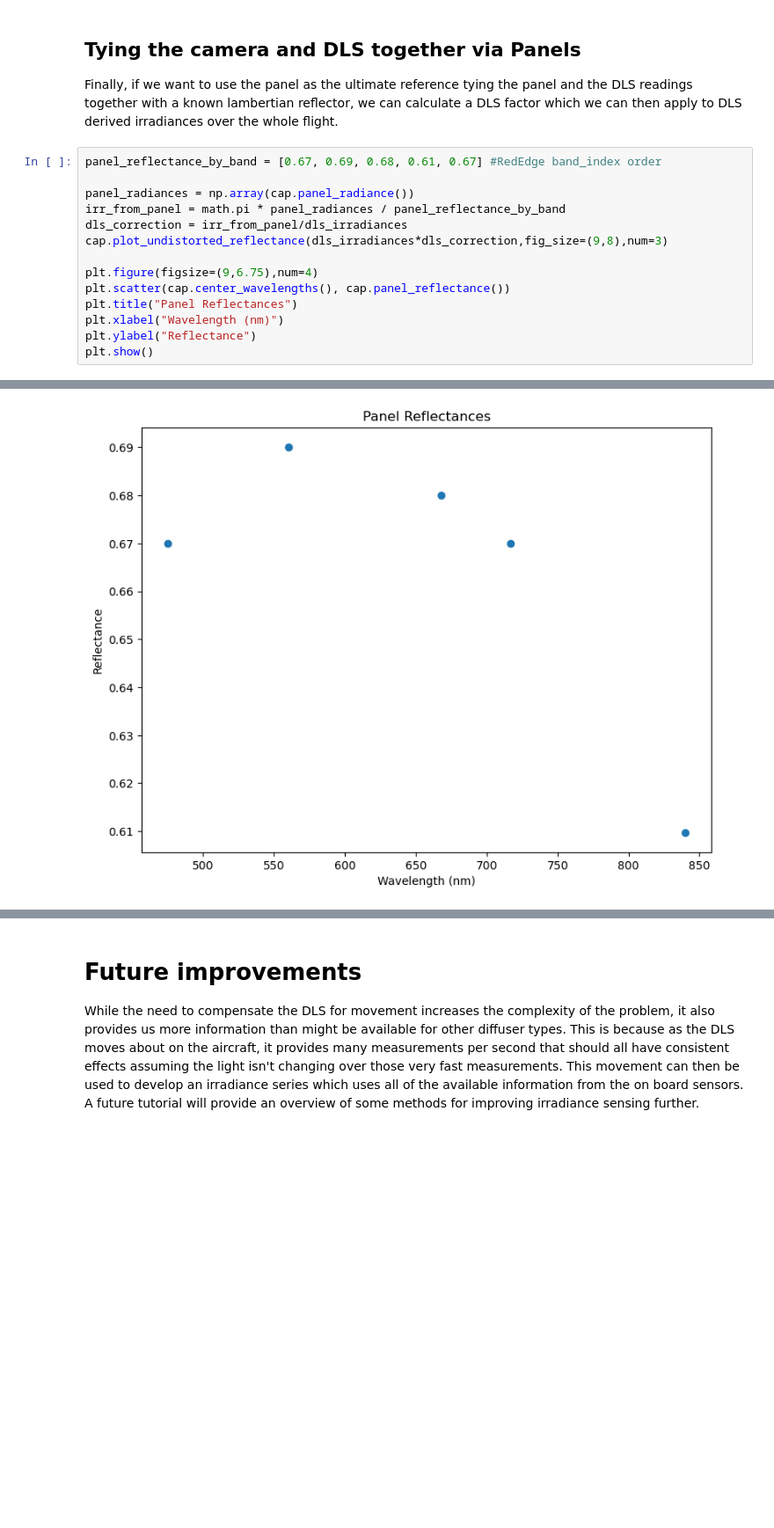
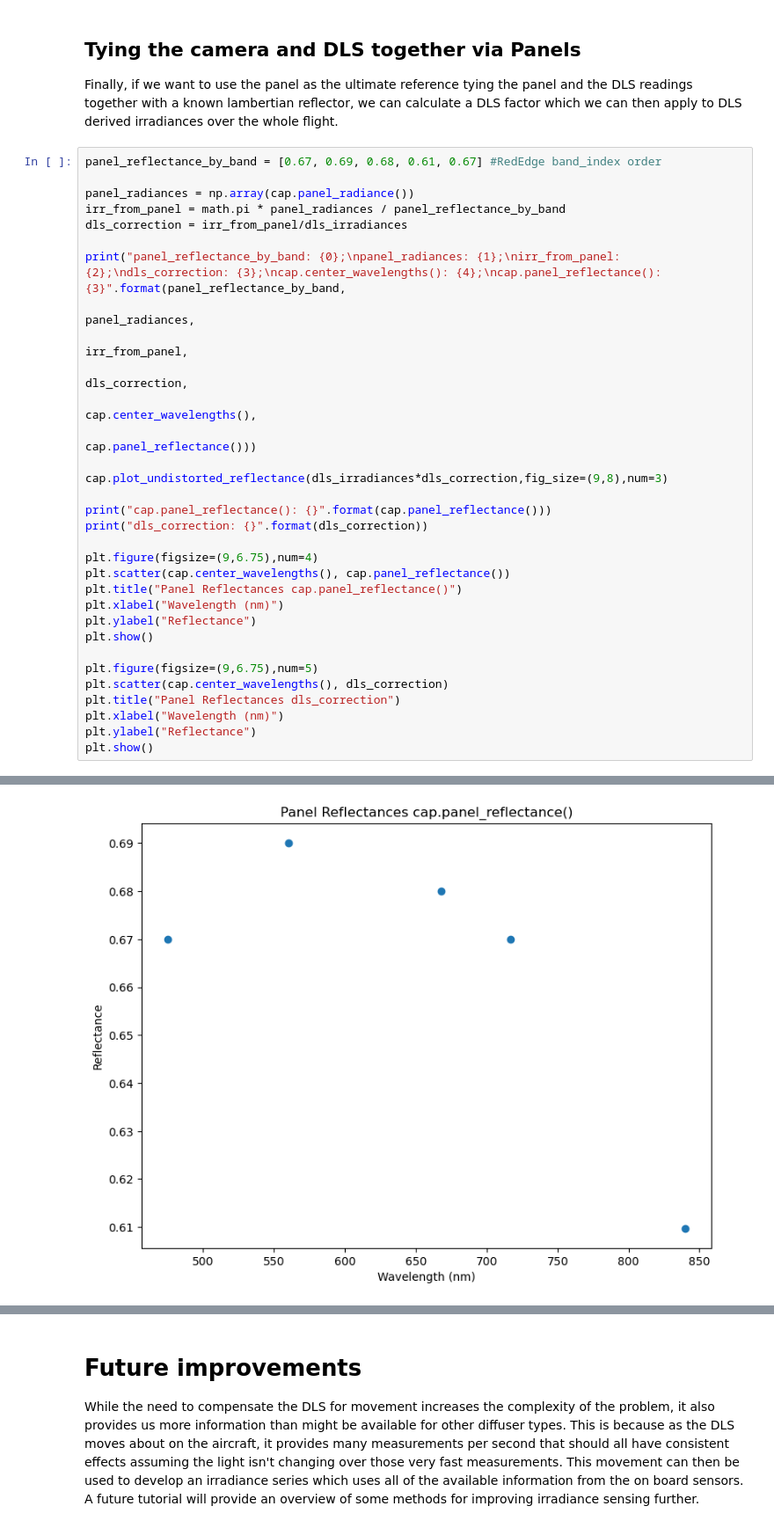
Before and after one commit to rrdpereira/imageprocessing, a Jupyter notebook: MicaSense Image Processing Tutorial 3.ipynb, the cells around one changed output, grey strips where cells are left out. Shown at 88% size. Saved outputs shown, nothing was run; the diff lists cells and outputs as text; blank space fills up the shorter version.

```diff
--- a/MicaSense Image Processing Tutorial 3.ipynb
+++ b/MicaSense Image Processing Tutorial 3.ipynb
@@ -173,14 +221,32 @@ panel_reflectance_by_band = [0.67, 0.69, 0.68, 0.61, 0.67] #RedEdge band_index o
 panel_radiances = np.array(cap.panel_radiance())
 irr_from_panel = math.pi * panel_radiances / panel_reflectance_by_band
 dls_correction = irr_from_panel/dls_irradiances
+
+print("panel_reflectance_by_band: {0};\npanel_radiances: {1};\nirr_from_panel: {2};\ndls_correction: {3};\ncap.center_wavelengths(): {4};\ncap.panel_reflectance(): {3}".format(panel_reflectance_by_band,
+                                                                                                                                                                                panel_radiances,
+                                                                                                                                                                                irr_from_panel,
+                                                                                                                                                                                dls_correction,
+                                                                                                                                                                                cap.center_wavelengths(),
+                                                                                                                                                                                cap.panel_reflectance()))
+
 cap.plot_undistorted_reflectance(dls_irradiances*dls_correction,fig_size=(9,8),num=3)
+
+print("cap.panel_reflectance(): {}".format(cap.panel_reflectance()))
+print("dls_correction: {}".format(dls_correction))
 
 plt.figure(figsize=(9,6.75),num=4)
 plt.scatter(cap.center_wavelengths(), cap.panel_reflectance())
-plt.title("Panel Reflectances")
+plt.title("Panel Reflectances cap.panel_reflectance()")
 plt.xlabel("Wavelength (nm)")
 plt.ylabel("Reflectance")
 plt.show()
+
+plt.figure(figsize=(9,6.75),num=5)
+plt.scatter(cap.center_wavelengths(), dls_correction)
+plt.title("Panel Reflectances dls_correction")
+plt.xlabel("Wavelength (nm)")
+plt.ylabel("Reflectance")
+plt.show()
 # %% [output]
 region: [[809 613]
  [648 615]
@@ -216,5 +282,5 @@ region: [[772 623]
 rev_panel_pts: [[632 807]
  [634 648]
  [473 645]
  [471 805]]
-[figure, old version]
+[figure, new version]
```
Also changed, not shown: parts of 5 cells of this notebook, 14 other files.
